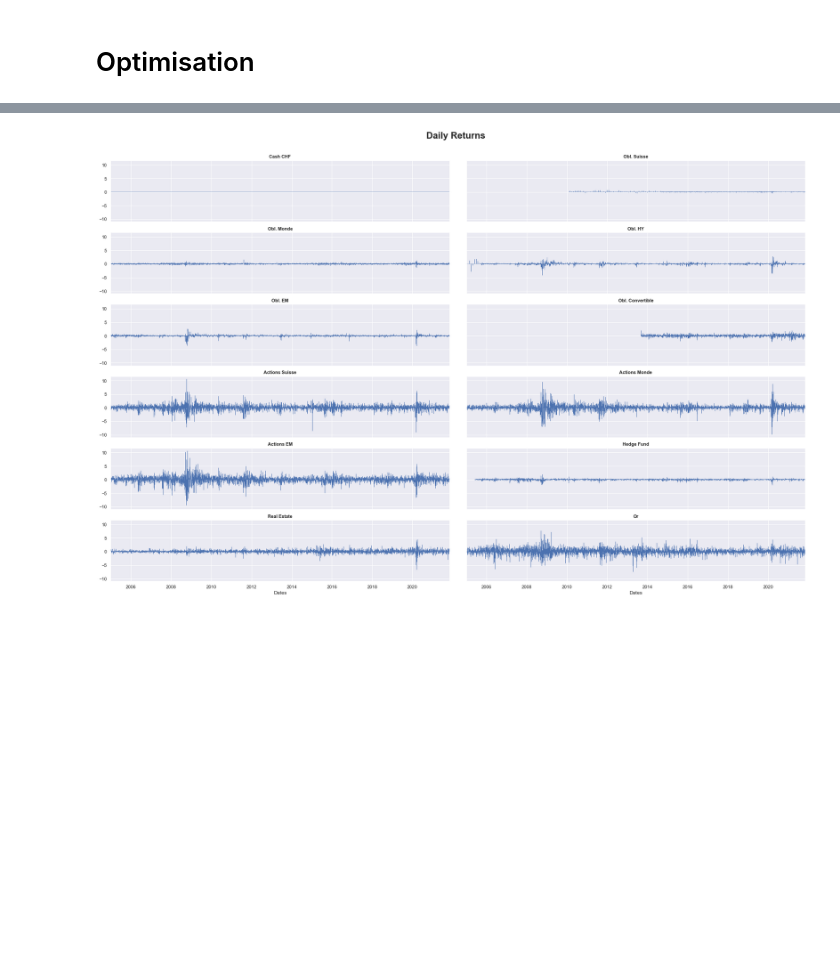
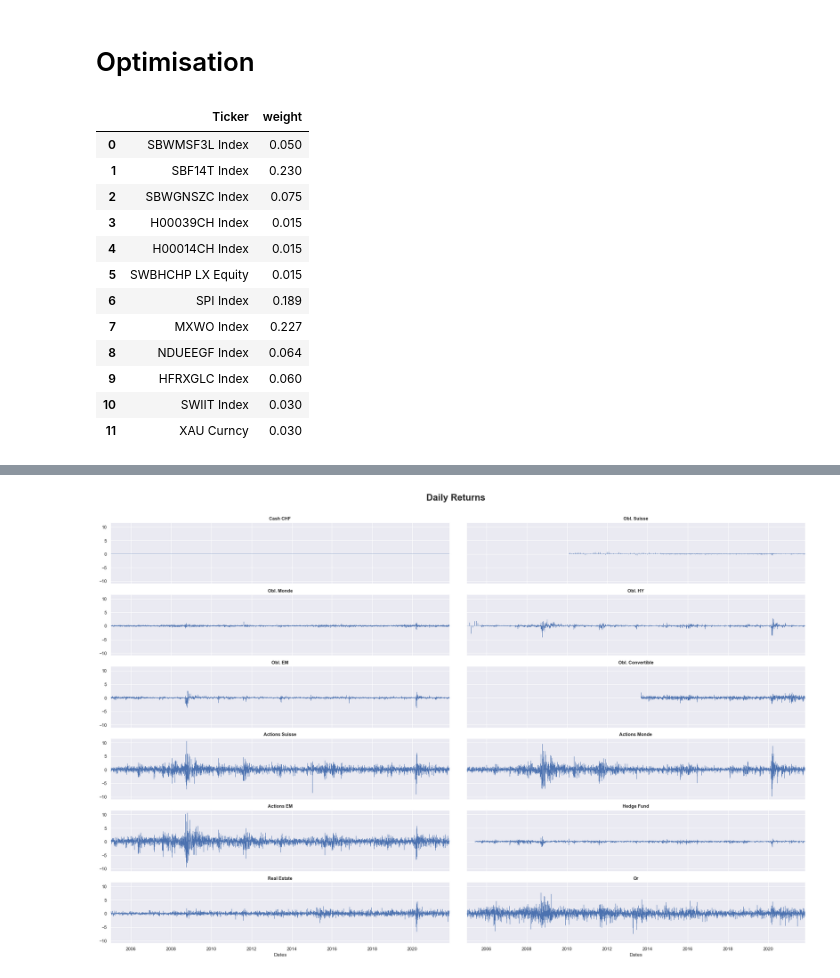
Before and after one commit to lacoupe/BCVS, a Jupyter notebook: PP/Optimisation.ipynb, the cells around one changed output, grey strips where cells are left out. Saved outputs shown, nothing was run; the diff lists cells and outputs as text; code cells hidden in the pictures; blank space fills up the shorter version.

```diff
--- a/PP/Optimisation.ipynb
+++ b/PP/Optimisation.ipynb
@@ -173,3 +113,18 @@ ticker_nom = pd.DataFrame(data=zip(list_isin, list_nom), columns=['ticker', 'nom
 list_saa = [0.05, 0.23, 0.075, 0.015, 0.015, 0.015, 0.189, 0.227, 0.064, 0.06, 0.03, 0.03]
 # %%
 saa = pd.DataFrame(zip(list_isin, list_saa), columns=['Ticker', 'weight'])
+saa
+# %% [output]
+|  | Ticker | weight |
+| 0 | SBWMSF3L Index | 0.050 |
+| 1 | SBF14T Index | 0.230 |
+| 2 | SBWGNSZC Index | 0.075 |
+| 3 | H00039CH Index | 0.015 |
+| 4 | H00014CH Index | 0.015 |
+| 5 | SWBHCHP LX Equity | 0.015 |
+| 6 | SPI Index | 0.189 |
+| 7 | MXWO Index | 0.227 |
+| 8 | NDUEEGF Index | 0.064 |
+| 9 | HFRXGLC Index | 0.060 |
+| 10 | SWIIT Index | 0.030 |
+| 11 | XAU Curncy | 0.030 |
```
Also changed, not shown: parts of 8 cells of this notebook, 11 other files.
